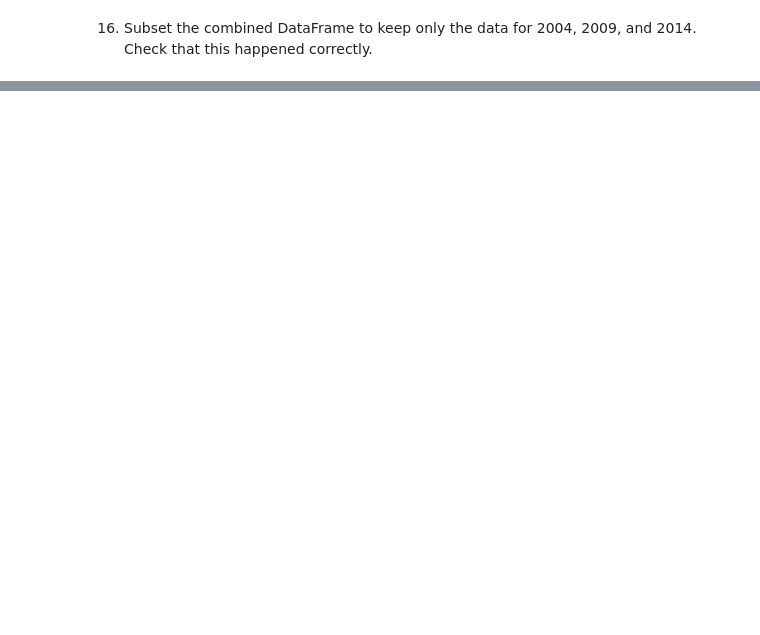
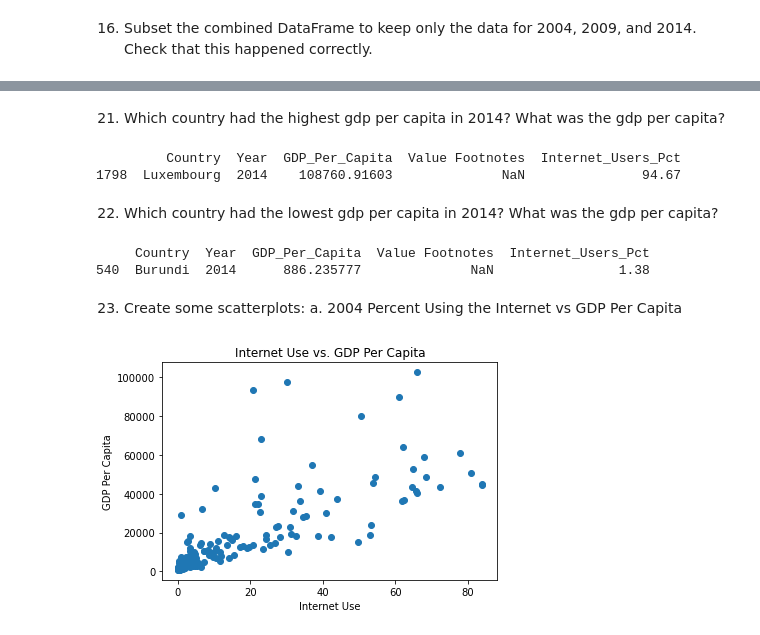
Before and after one commit to JasonCarless/gdp-and-internet-usage-JasonCarless, a Jupyter notebook: Notebook/notebook.ipynb, the cells around one changed output, grey strips where cells are left out. Drawn from its saved outputs; the diff is of its cells as text; code cells hidden in the pictures; blank space fills up the shorter version.

```diff
--- a/Notebook/notebook.ipynb
+++ b/Notebook/notebook.ipynb
@@ -176,0 +216,2 @@ print(gdp_and_internet_use)
+# %%
+data_2004 = gdp_and_internet_use[gdp_and_internet_use['Year'] == 2004]
@@ -176,0 +254,25 @@ print(gdp_and_internet_use)
+# %% [markdown]
+21. Which country had the highest gdp per capita in 2014? What was the gdp per capita?
+# %%
+print(data_2014[data_2014.GDP_Per_Capita == data_2014.GDP_Per_Capita.max()])
+# %% [output]
+         Country  Year  GDP_Per_Capita  Value Footnotes  Internet_Users_Pct
+1798  Luxembourg  2014    108760.91603              NaN               94.67
+# %% [markdown]
+22. Which country had the lowest gdp per capita in 2014? What was the gdp per capita?
+# %%
+print(data_2014[data_2014.GDP_Per_Capita == data_2014.GDP_Per_Capita.min()])
+# %% [output]
+     Country  Year  GDP_Per_Capita  Value Footnotes  Internet_Users_Pct
+540  Burundi  2014      886.235777              NaN                1.38
+# %% [markdown]
+23. Create some scatterplots:
+a. 2004 Percent Using the Internet vs GDP Per Capita
+# %%
+plt.scatter(data_2004['Internet_Users_Pct'], data_2004['GDP_Per_Capita'])
+plt.xlabel("Internet Use")
+plt.ylabel("GDP Per Capita")
+plt.title("Internet Use vs. GDP Per Capita")
+plt.show()
+# %% [output]
+[figure, added]
```
Also changed, not shown: parts of 29 cells of this notebook.
